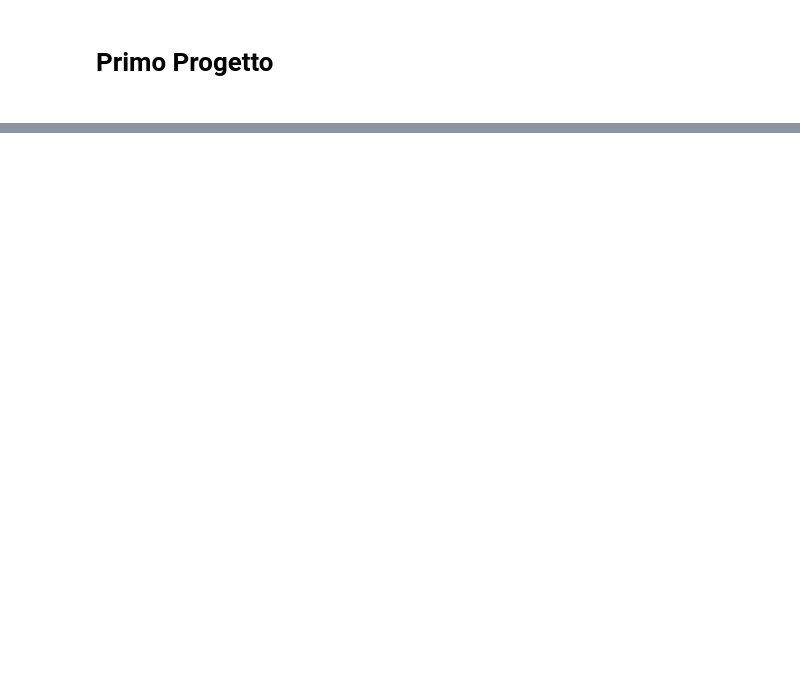
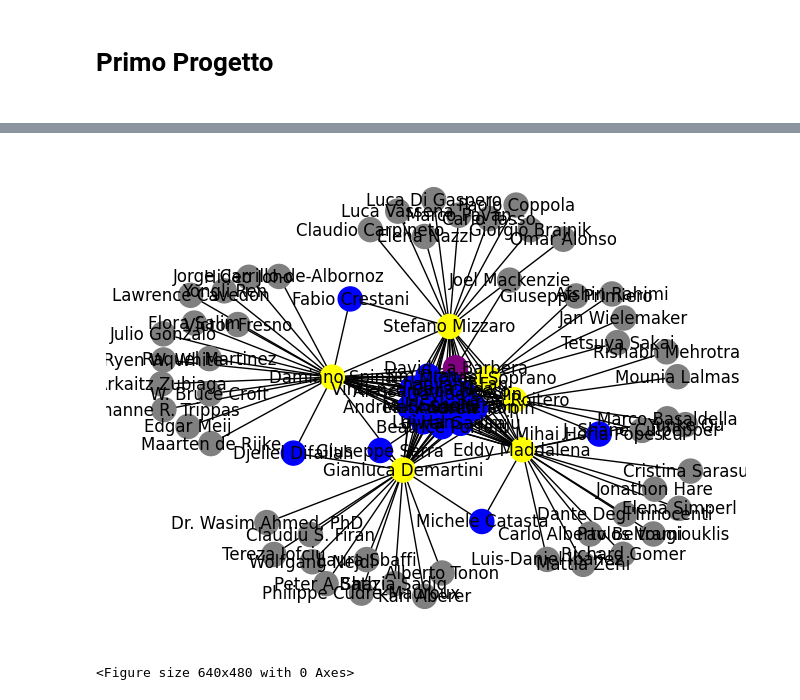
Before and after one commit to g4ix/serpAPI-authors, a Jupyter notebook: progetto-Simeoni_Ramirez_DiNotoMarrella_Pittis.ipynb, the cells around one changed output, grey strips where cells are left out. Cells and saved outputs as stored; diff of their text form; code cells hidden in the pictures; blank space fills up the shorter version.

```diff
--- a/progetto-Simeoni_Ramirez_DiNotoMarrella_Pittis.ipynb
+++ b/progetto-Simeoni_Ramirez_DiNotoMarrella_Pittis.ipynb
@@ -323,0 +299,55 @@ plt.savefig('visualizations/extended_graph.pdf', format='pdf')
+# %%
+
+# Create a copy of the original graph
+grafo_preferential_attachment = grafo.copy()
+# Numero di archi da aggiungere
+new_edges = 50
+
+# Preferential Attachment: probabilità di connessione proporzionale al grado del nodo
+degrees = dict(grafo_preferential_attachment.degree())
+existing_nodes = list(grafo_preferential_attachment.nodes)
+
+for _ in range(new_edges):
+    # Scelta casuale di un nodo esistente proporzionale al suo grado
+    nodo_origine = random.choices(existing_nodes, weights=[degrees[n] for n in existing_nodes])[0]
+
+    # Trova un nodo destinazione che non sia già collegato al nodo origine
+    nodi_destinazione = set(existing_nodes) - set(grafo_preferential_attachment.neighbors(nodo_origine))
+    if nodi_destinazione:
+        nuovo_nodo_destinazione = random.choice(list(nodi_destinazione))
+
+        # Aggiungi un arco tra il nodo origine e il nuovo nodo destinazione
+        grafo_preferential_attachment.add_edge(nodo_origine, nuovo_nodo_destinazione)
+        # Aggiorna il grado dei nodi
+        gradi[nodo_origine] += 1
+        gradi[nuovo_nodo_destinazione] += 1
+
+# Calculate the degrees for the new graph
+node_colors = []
+for node, degree in grafo_preferential_attachment.degree():
+    if degree == 1:
+        node_colors.append('gray')
+    elif 2 <= degree <= 10:
+        node_colors.append('blue')
+    elif 11 <= degree <= 20:
+        node_colors.append('purple')
+    else:
+        node_colors.append('yellow')
+
+# Draw and display the new graph
+nx.draw(
+    grafo_preferential_attachment,
+    with_labels=True,
+    pos=nx.spring_layout(grafo_preferential_attachment),
+    node_color=node_colors)
+plt.show()
+
+# Save the new graph as a GML file
+nx.write_gml(grafo_preferential_attachment, "graphs/extended_coauthorship_graph.gml")
+
+# Save the visualization of the new graph as a PDF file
+plt.savefig('visualizations/extended_graph.pdf', format='pdf')
+plt.savefig('visualizations/extended_graph.pdf', format='pdf')
+# %% [output]
+[figure, added]
+<Figure size 640x480 with 0 Axes>
```
Also changed, not shown: parts of 36 cells of this notebook, 16 other files.
